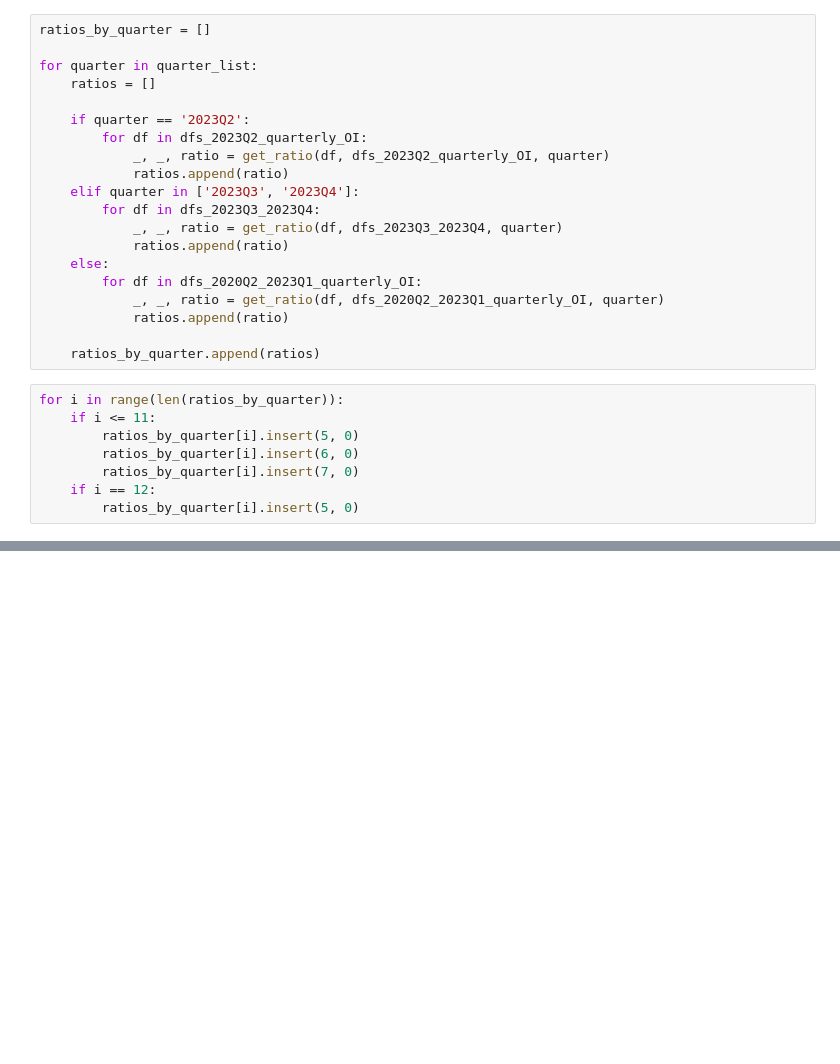
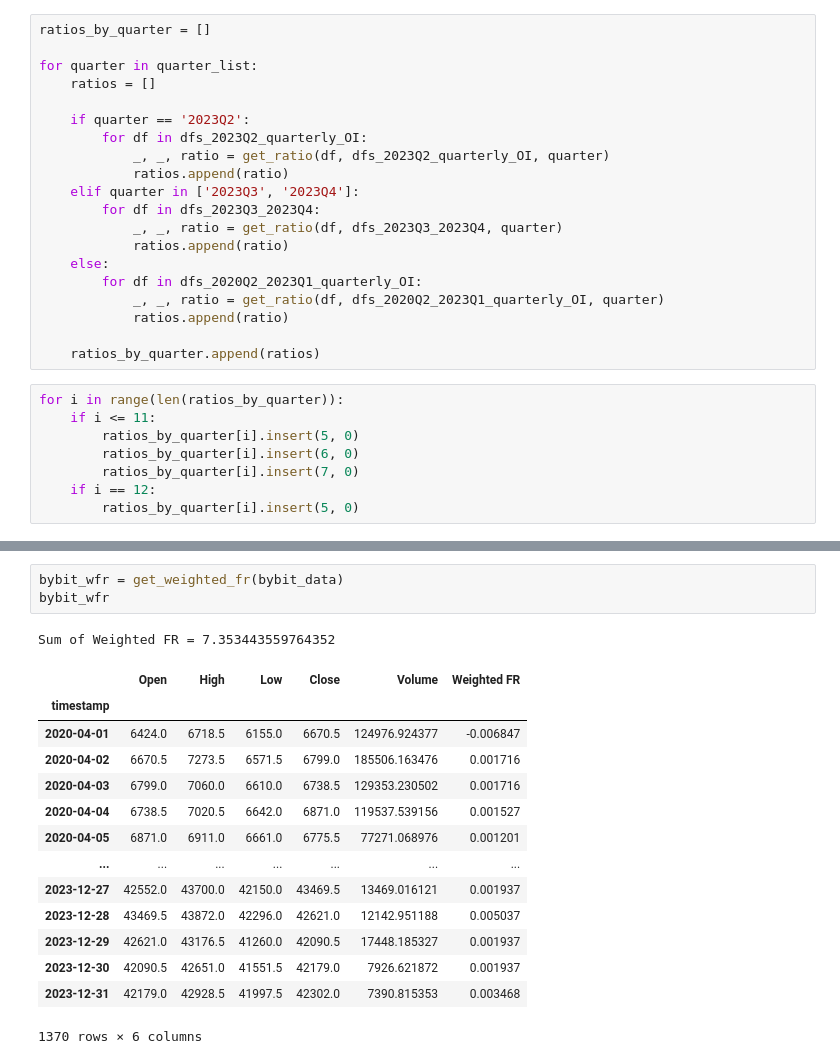
Before and after one commit to immortal16/OpenDeltaDeliverables, a Jupyter notebook: 1_2_data_aggregation.ipynb, the cells around one changed output, grey strips where cells are left out. Cells and saved outputs as stored; diff of their text form; blank space fills up the shorter version.

```diff
--- a/1_2_data_aggregation.ipynb
+++ b/1_2_data_aggregation.ipynb
@@ -138,0 +168,19 @@ get_weighted_fr(huobi_data)
+# %%
+bybit_wfr = get_weighted_fr(bybit_data)
+bybit_wfr
+# %% [output]
+Sum of Weighted FR = 7.353443559764352
+|  | Open | High | Low | Close | Volume | Weighted FR |
+| timestamp |  |  |  |  |  |  |
+| 2020-04-01 | 6424.0 | 6718.5 | 6155.0 | 6670.5 | 124976.924377 | -0.006847 |
+| 2020-04-02 | 6670.5 | 7273.5 | 6571.5 | 6799.0 | 185506.163476 | 0.001716 |
+| 2020-04-03 | 6799.0 | 7060.0 | 6610.0 | 6738.5 | 129353.230502 | 0.001716 |
+| 2020-04-04 | 6738.5 | 7020.5 | 6642.0 | 6871.0 | 119537.539156 | 0.001527 |
+| 2020-04-05 | 6871.0 | 6911.0 | 6661.0 | 6775.5 | 77271.068976 | 0.001201 |
+| ... | ... | ... | ... | ... | ... | ... |
+| 2023-12-27 | 42552.0 | 43700.0 | 42150.0 | 43469.5 | 13469.016121 | 0.001937 |
+| 2023-12-28 | 43469.5 | 43872.0 | 42296.0 | 42621.0 | 12142.951188 | 0.005037 |
+| 2023-12-29 | 42621.0 | 43176.5 | 41260.0 | 42090.5 | 17448.185327 | 0.001937 |
+| 2023-12-30 | 42090.5 | 42651.0 | 41551.5 | 42179.0 | 7926.621872 | 0.001937 |
+| 2023-12-31 | 42179.0 | 42928.5 | 41997.5 | 42302.0 | 7390.815353 | 0.003468 |
+1370 rows × 6 columns
```
Also changed, not shown: parts of 13 cells of this notebook.
